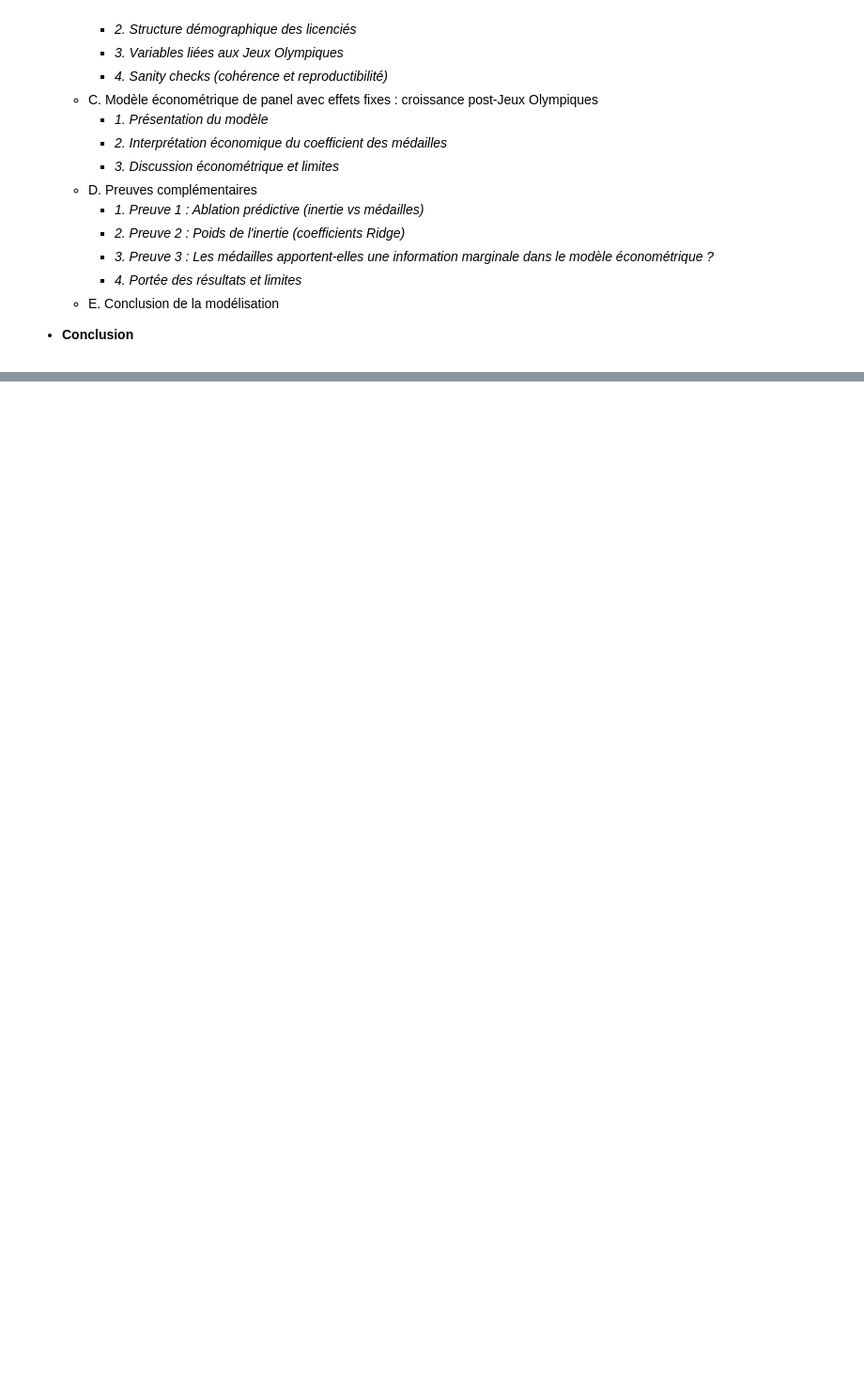
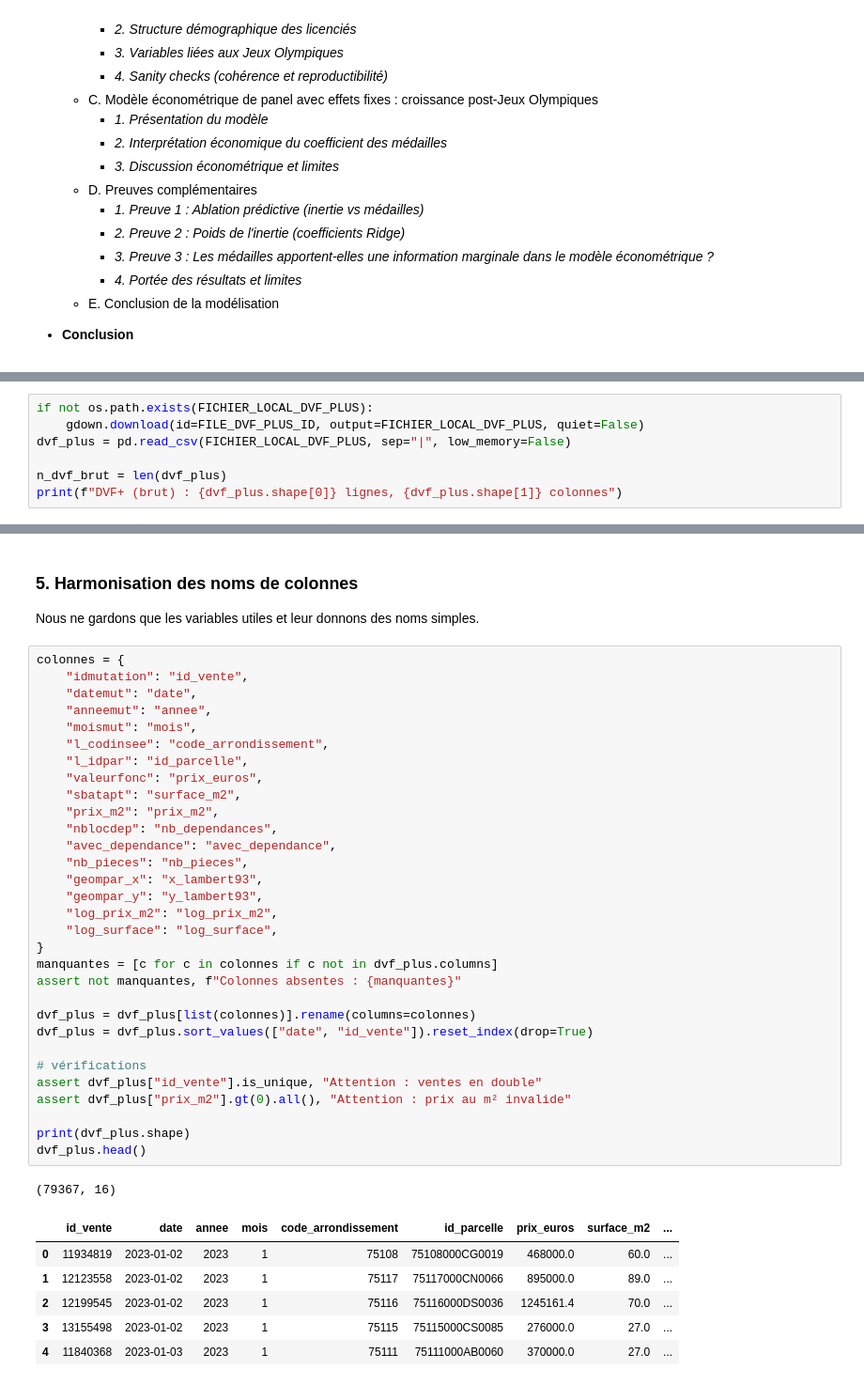
Before and after one commit to clothildemigaud/Projet-python-2A-, a Jupyter notebook: main.ipynb, the cells around one changed output, grey strips where cells are left out. Shown at 94% size. Saved outputs shown, nothing was run; the diff lists cells and outputs as text; blank space fills up the shorter version.

```diff
--- a/main.ipynb
+++ b/main.ipynb
@@ -53,0 +181,7 @@ rédiger l'intro
+# %%
+if not os.path.exists(FICHIER_LOCAL_DVF_PLUS):
+    gdown.download(id=FILE_DVF_PLUS_ID, output=FICHIER_LOCAL_DVF_PLUS, quiet=False)
+dvf_plus = pd.read_csv(FICHIER_LOCAL_DVF_PLUS, sep="|", low_memory=False)
+
+n_dvf_brut = len(dvf_plus)
+print(f"DVF+ (brut) : {dvf_plus.shape[0]} lignes, {dvf_plus.shape[1]} colonnes")
@@ -53,0 +391,43 @@ rédiger l'intro
+# %% [markdown]
+### 5. Harmonisation des noms de colonnes
+
+Nous ne gardons que les variables utiles et leur donnons des noms simples.
+# %%
+colonnes = {
+    "idmutation": "id_vente",
+    "datemut": "date",
+    "anneemut": "annee",
+    "moismut": "mois",
+    "l_codinsee": "code_arrondissement",
+    "l_idpar": "id_parcelle",
+    "valeurfonc": "prix_euros",
+    "sbatapt": "surface_m2",
+    "prix_m2": "prix_m2",
+    "nblocdep": "nb_dependances",
+    "avec_dependance": "avec_dependance",
+    "nb_pieces": "nb_pieces",
+    "geompar_x": "x_lambert93",
+    "geompar_y": "y_lambert93",
+    "log_prix_m2": "log_prix_m2",
+    "log_surface": "log_surface",
+}
+manquantes = [c for c in colonnes if c not in dvf_plus.columns]
+assert not manquantes, f"Colonnes absentes : {manquantes}"
+
+dvf_plus = dvf_plus[list(colonnes)].rename(columns=colonnes)
+dvf_plus = dvf_plus.sort_values(["date", "id_vente"]).reset_index(drop=True)
+
+# vérifications
+assert dvf_plus["id_vente"].is_unique, "Attention : ventes en double"
+assert dvf_plus["prix_m2"].gt(0).all(), "Attention : prix au m² invalide"
+
+print(dvf_plus.shape)
+dvf_plus.head()
+# %% [output]
+(79367, 16)
+|  | id_vente | date | annee | mois | code_arrondissement | id_parcelle | prix_euros | surface_m2 | ... |
+| 0 | 11934819 | 2023-01-02 | 2023 | 1 | 75108 | 75108000CG0019 | 468000.0 | 60.0 | ... |
+| 1 | 12123558 | 2023-01-02 | 2023 | 1 | 75117 | 75117000CN0066 | 895000.0 | 89.0 | ... |
+| 2 | 12199545 | 2023-01-02 | 2023 | 1 | 75116 | 75116000DS0036 | 1245161.4 | 70.0 | ... |
+| 3 | 13155498 | 2023-01-02 | 2023 | 1 | 75115 | 75115000CS0085 | 276000.0 | 27.0 | ... |
+| 4 | 11840368 | 2023-01-03 | 2023 | 1 | 75111 | 75111000AB0060 | 370000.0 | 27.0 | ... |
```
Also changed, not shown: parts of 37 cells of this notebook, 3 other files.
